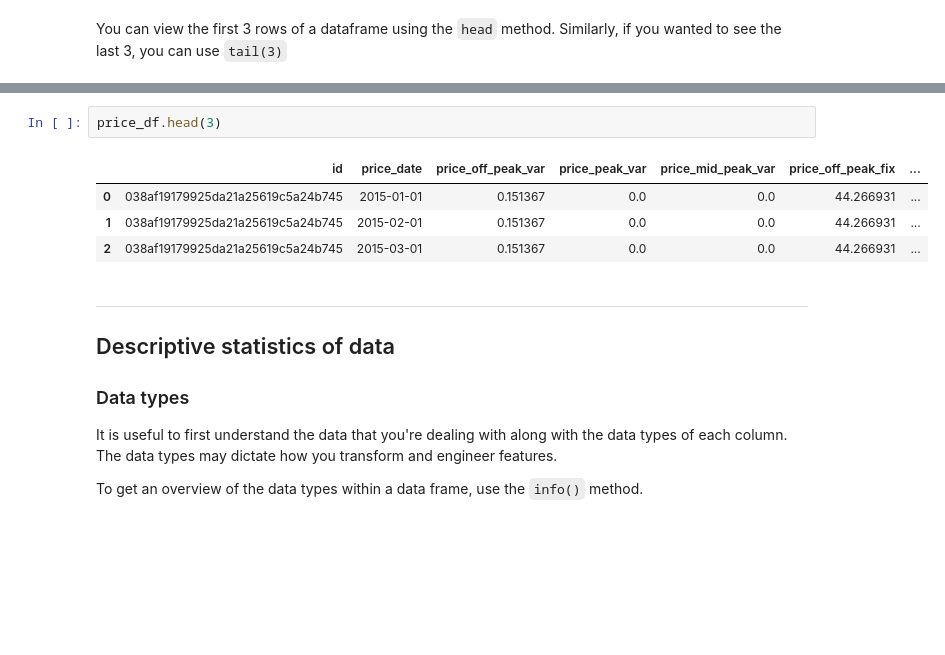
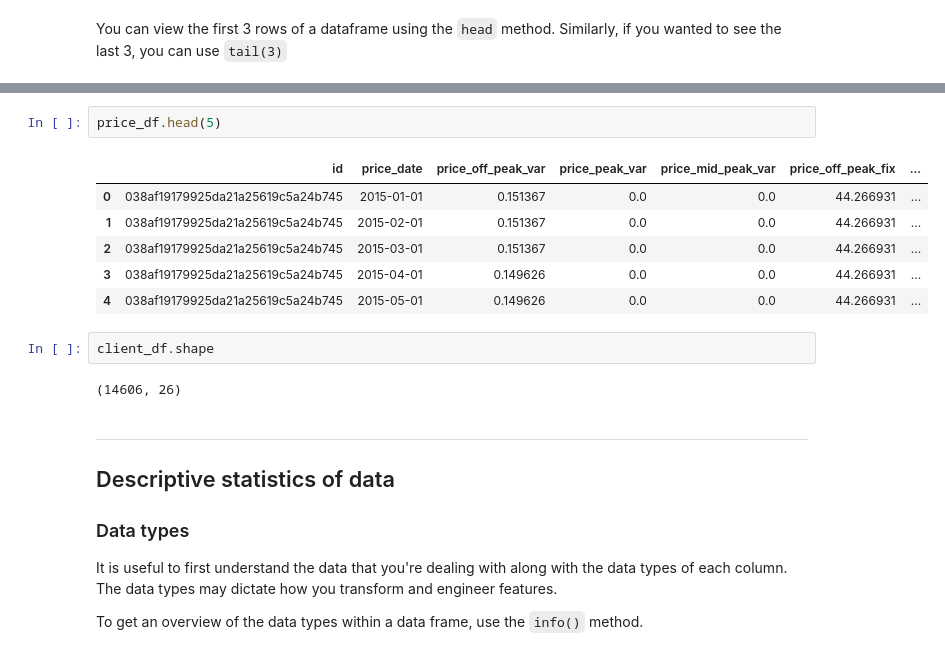
Before and after one commit to nug-12/BCG_Data_Virtual_Experience, a Jupyter notebook: BCG_eda.ipynb, the cells around one changed output, grey strips where cells are left out. Cells and saved outputs as stored; diff of their text form; blank space fills up the shorter version.

```diff
--- a/BCG_eda.ipynb
+++ b/BCG_eda.ipynb
@@ -33,12 +33,18 @@ client_df.head(3)
 | 1 | d29c2c54acc38ff3c0614d0a653813dd | MISSING | 4660 | 0 | 0 | 2009-08-21 | 2016-08-30 | ... |
 | 2 | 764c75f661154dac3a6c254cd082ea7d | foosdfpfkusacimwkcsosbicdxkicaua | 544 | 0 | 0 | 2010-04-16 | 2016-04-16 | ... |
 # %%
-price_df.head(3)
+price_df.head(5)
 # %% [output]
 |  | id | price_date | price_off_peak_var | price_peak_var | price_mid_peak_var | price_off_peak_fix | ... |
 | 0 | 038af19179925da21a25619c5a24b745 | 2015-01-01 | 0.151367 | 0.0 | 0.0 | 44.266931 | ... |
 | 1 | 038af19179925da21a25619c5a24b745 | 2015-02-01 | 0.151367 | 0.0 | 0.0 | 44.266931 | ... |
 | 2 | 038af19179925da21a25619c5a24b745 | 2015-03-01 | 0.151367 | 0.0 | 0.0 | 44.266931 | ... |
+| 3 | 038af19179925da21a25619c5a24b745 | 2015-04-01 | 0.149626 | 0.0 | 0.0 | 44.266931 | ... |
+| 4 | 038af19179925da21a25619c5a24b745 | 2015-05-01 | 0.149626 | 0.0 | 0.0 | 44.266931 | ... |
+# %%
+client_df.shape
+# %% [output]
+(14606, 26)
 # %% [markdown]
 ---
 
```
Also changed, not shown: parts of 5 cells of this notebook.
